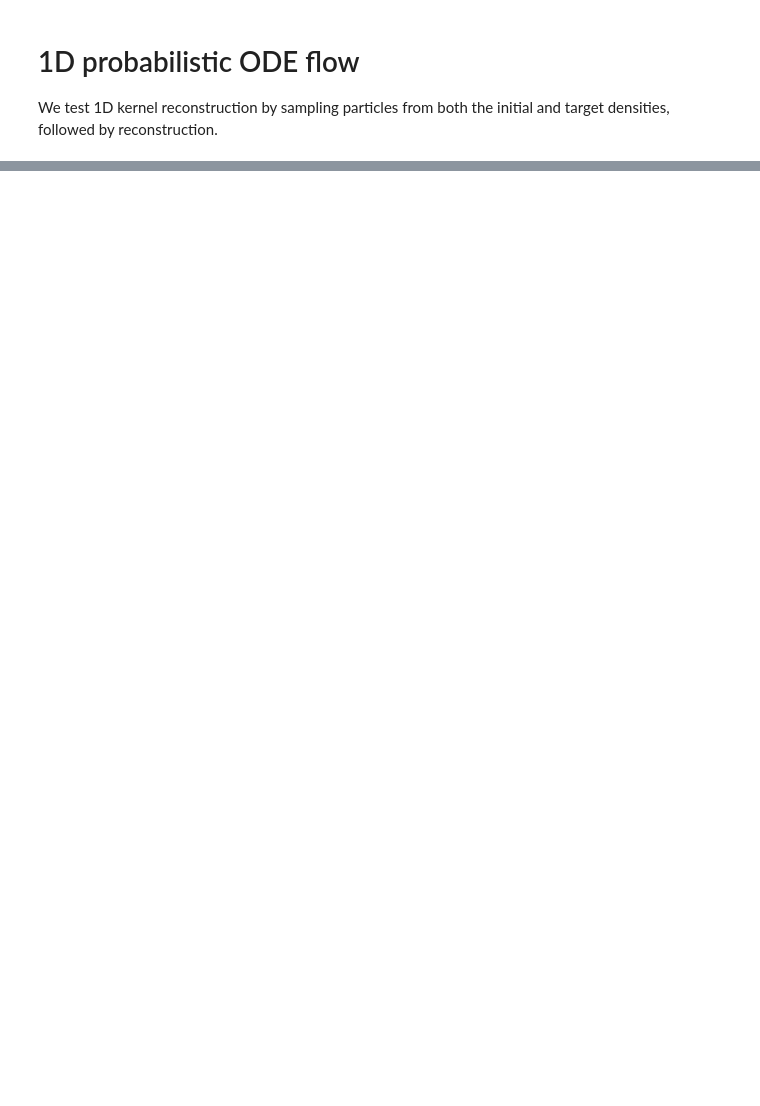
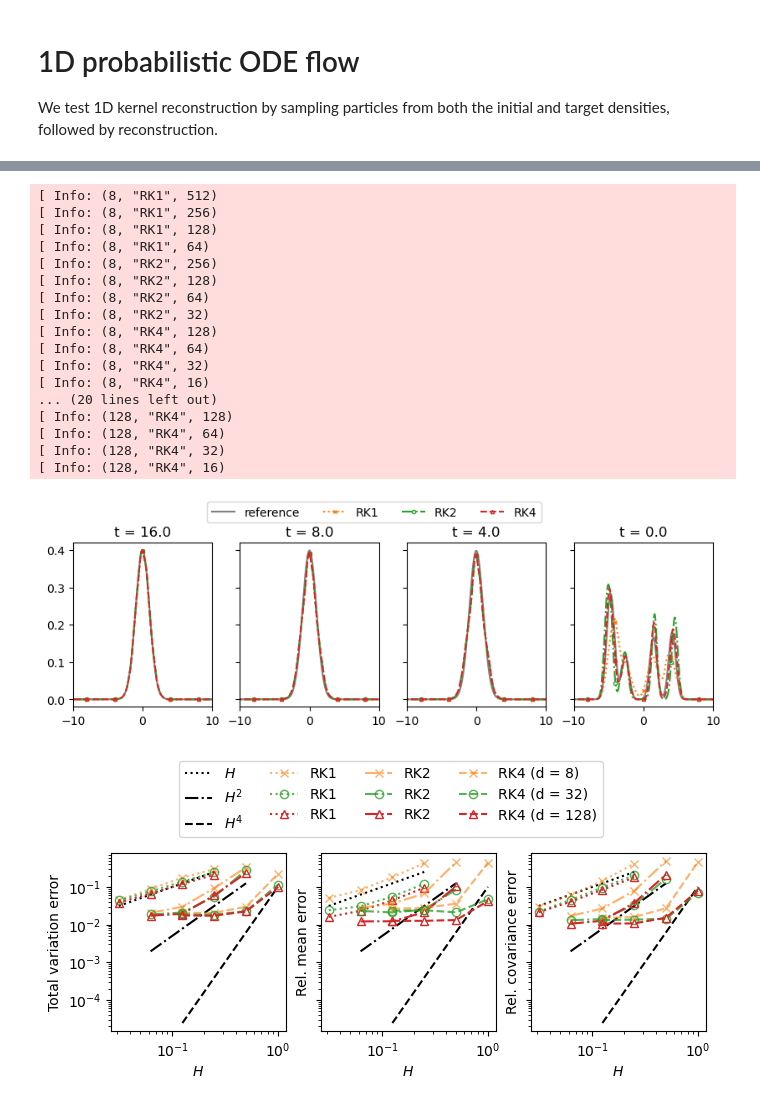
Before and after one commit to PKU-CMEGroup/InverseProblems.jl, a Jupyter notebook: Diffusion/Gaussian-mixture-density-RK.ipynb, the cells around one changed output, grey strips where cells are left out. Saved outputs shown, nothing was run; the diff lists cells and outputs as text; code cells hidden in the pictures; blank space fills up the shorter version.

```diff
--- a/Diffusion/Gaussian-mixture-density-RK.ipynb
+++ b/Diffusion/Gaussian-mixture-density-RK.ipynb
@@ -645,18 +787 @@ Therefore, we set $\delta =  \Delta t^p $
 - compute different error indicators, including total variation error, mean error and covariance error.
-# %%
-δ = 1e-3
-Nts = [128;  64;  32;   16;  8]
-methods = ["RK1",  "RK2",  "RK4"]
-orders = [1,2,4]
-Nmethod, Nt = length(methods), length(Nts)
-Nsave_ts_ind = 5
-Ys = zeros(Nmethod, Nt, Nsave_ts_ind, Ny, dim)
-for imethod = 1:Nmethod
-    for it = 1:Nt
-        δ = (1/Nts[it])^orders[imethod]
-        ts = LinRange(0, T, Nts[it]+1)
-        save_ts_ind = [0; div(Nts[it],2); 3*div(Nts[it],4); 7*div(Nts[it],8); Nts[it]]
-        compute_V(t, xx) = compute_U_GM(x_w, x_mean, xx_cov, t, T, xx) + score_error(δ, (ndims(xx) == 1 ? Array(reshape(xx, (length(xx), 1))) : xx) )
-        Ys[imethod, it, :, :, :], _ = solve(T, Nts[it], Y0, compute_V; ts=ts, save_ts_ind=save_ts_ind, method=methods[imethod])
-    end
-end
@@ -1217,0 +984,22 @@ fig.savefig("high-D-ode-error(total-error).pdf")
+# %%
+high_dim_test(false, 10000, 2.0e-1; seed=42)
+# %% [output]
+[ Info: (8, "RK1", 512)
+[ Info: (8, "RK1", 256)
+[ Info: (8, "RK1", 128)
+[ Info: (8, "RK1", 64)
+[ Info: (8, "RK2", 256)
+[ Info: (8, "RK2", 128)
+[ Info: (8, "RK2", 64)
+[ Info: (8, "RK2", 32)
+[ Info: (8, "RK4", 128)
+[ Info: (8, "RK4", 64)
+[ Info: (8, "RK4", 32)
+[ Info: (8, "RK4", 16)
+... (20 lines left out)
+[ Info: (128, "RK4", 128)
+[ Info: (128, "RK4", 64)
+[ Info: (128, "RK4", 32)
+[ Info: (128, "RK4", 16)
+[figure, added]
+[figure, added]
```
Also changed, not shown: parts of 27 cells of this notebook.
